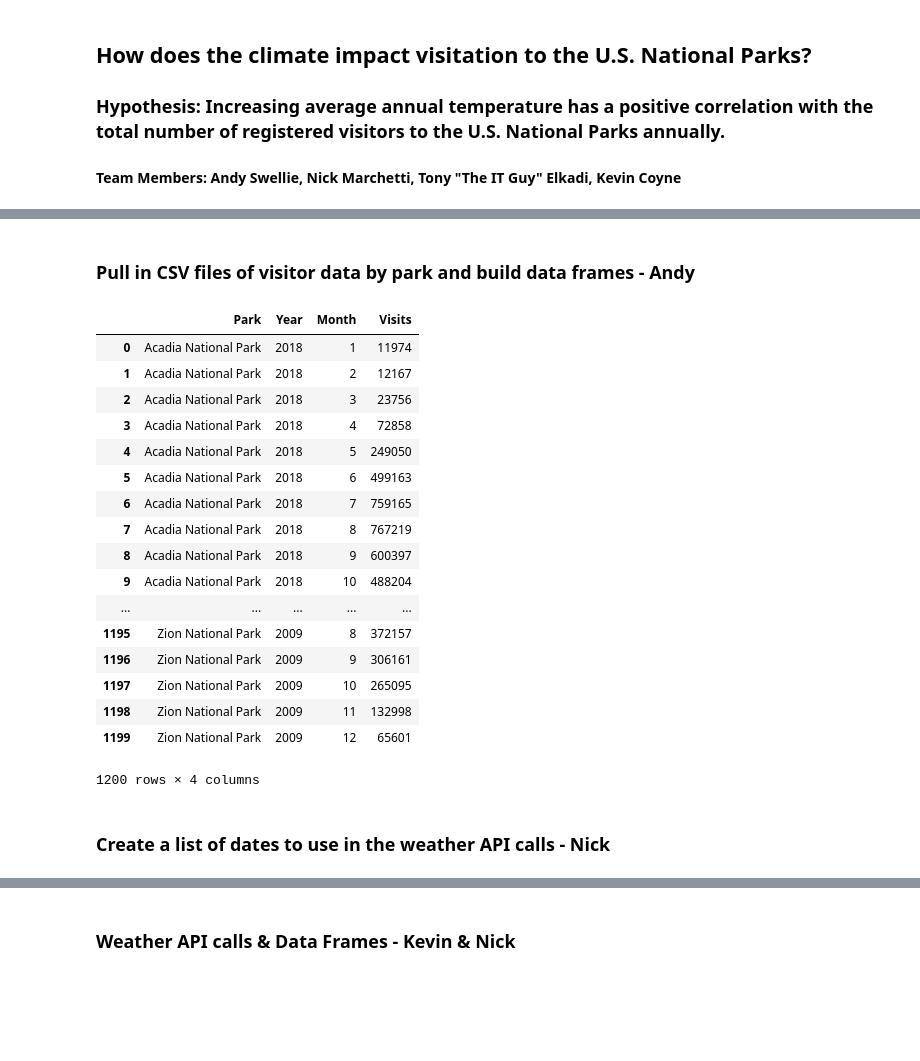
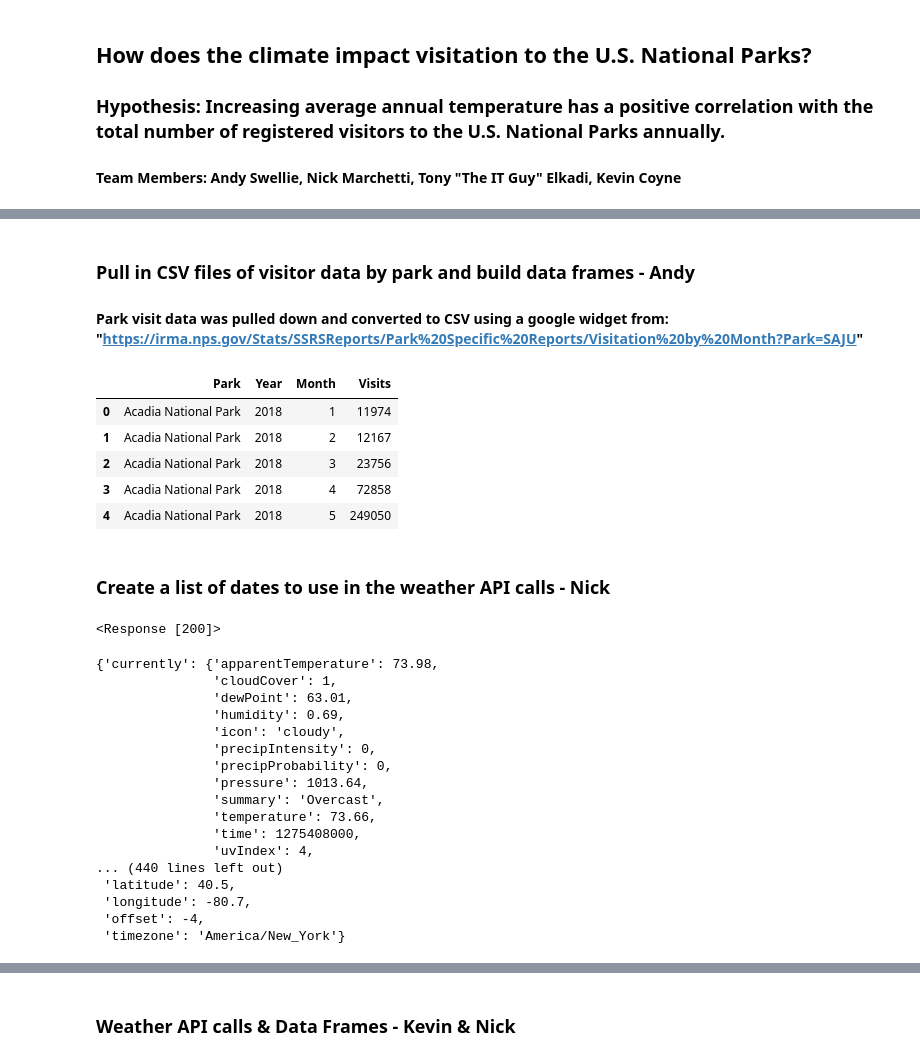
Before and after one commit to andrewswellie/National_Parks_Visitation_vs_Climate_Over_Time, a Jupyter notebook: Climate_and_National_Park_Visitation.ipynb, the cells around one changed output, grey strips where cells are left out. Cells and saved outputs as stored; diff of their text form; code cells hidden in the pictures; blank space fills up the shorter version.

```diff
--- a/Climate_and_National_Park_Visitation.ipynb
+++ b/Climate_and_National_Park_Visitation.ipynb
@@ -19,28 +99,18 @@ import os
 # %% [markdown]
 ### Pull in CSV files of visitor data by park and build data frames - Andy
+
+#### Park visit data was pulled down and converted to CSV using a google widget from: "https://irma.nps.gov/Stats/SSRSReports/Park%20Specific%20Reports/Visitation%20by%20Month?Park=SAJU"
 # %%
 park_visits = "Top10_Parks_Visits/Top10_Park_Visits.csv"
 park_visits_df = pd.read_csv(park_visits, encoding="utf-8")
 
-park_visits_df.head(1500)
+park_visits_df.head()
 # %% [output]
 |  | Park | Year | Month | Visits |
 | 0 | Acadia National Park | 2018 | 1 | 11974 |
 | 1 | Acadia National Park | 2018 | 2 | 12167 |
 | 2 | Acadia National Park | 2018 | 3 | 23756 |
 | 3 | Acadia National Park | 2018 | 4 | 72858 |
 | 4 | Acadia National Park | 2018 | 5 | 249050 |
-| 5 | Acadia National Park | 2018 | 6 | 499163 |
-| 6 | Acadia National Park | 2018 | 7 | 759165 |
-| 7 | Acadia National Park | 2018 | 8 | 767219 |
-| 8 | Acadia National Park | 2018 | 9 | 600397 |
-| 9 | Acadia National Park | 2018 | 10 | 488204 |
-| ... | ... | ... | ... | ... |
-| 1195 | Zion National Park | 2009 | 8 | 372157 |
-| 1196 | Zion National Park | 2009 | 9 | 306161 |
-| 1197 | Zion National Park | 2009 | 10 | 265095 |
-| 1198 | Zion National Park | 2009 | 11 | 132998 |
-| 1199 | Zion National Park | 2009 | 12 | 65601 |
-1200 rows × 4 columns
 # %% [markdown]
 ### Create a list of dates to use in the weather API calls - Nick
@@ -46,0 +121,26 @@ park_visits_df.head(1500)
+# %%
+response = requests.get(url)
+json_response = response.json()
+print(response)
+# %% [output]
+<Response [200]>
+# %%
+pprint(json_response)
+# %% [output]
+{'currently': {'apparentTemperature': 73.98,
+               'cloudCover': 1,
+               'dewPoint': 63.01,
+               'humidity': 0.69,
+               'icon': 'cloudy',
+               'precipIntensity': 0,
+               'precipProbability': 0,
+               'pressure': 1013.64,
+               'summary': 'Overcast',
+               'temperature': 73.66,
+               'time': 1275408000,
+               'uvIndex': 4,
+... (440 lines left out)
+ 'latitude': 40.5,
+ 'longitude': -80.7,
+ 'offset': -4,
+ 'timezone': 'America/New_York'}
```
Also changed, not shown: parts of 28 cells of this notebook.
